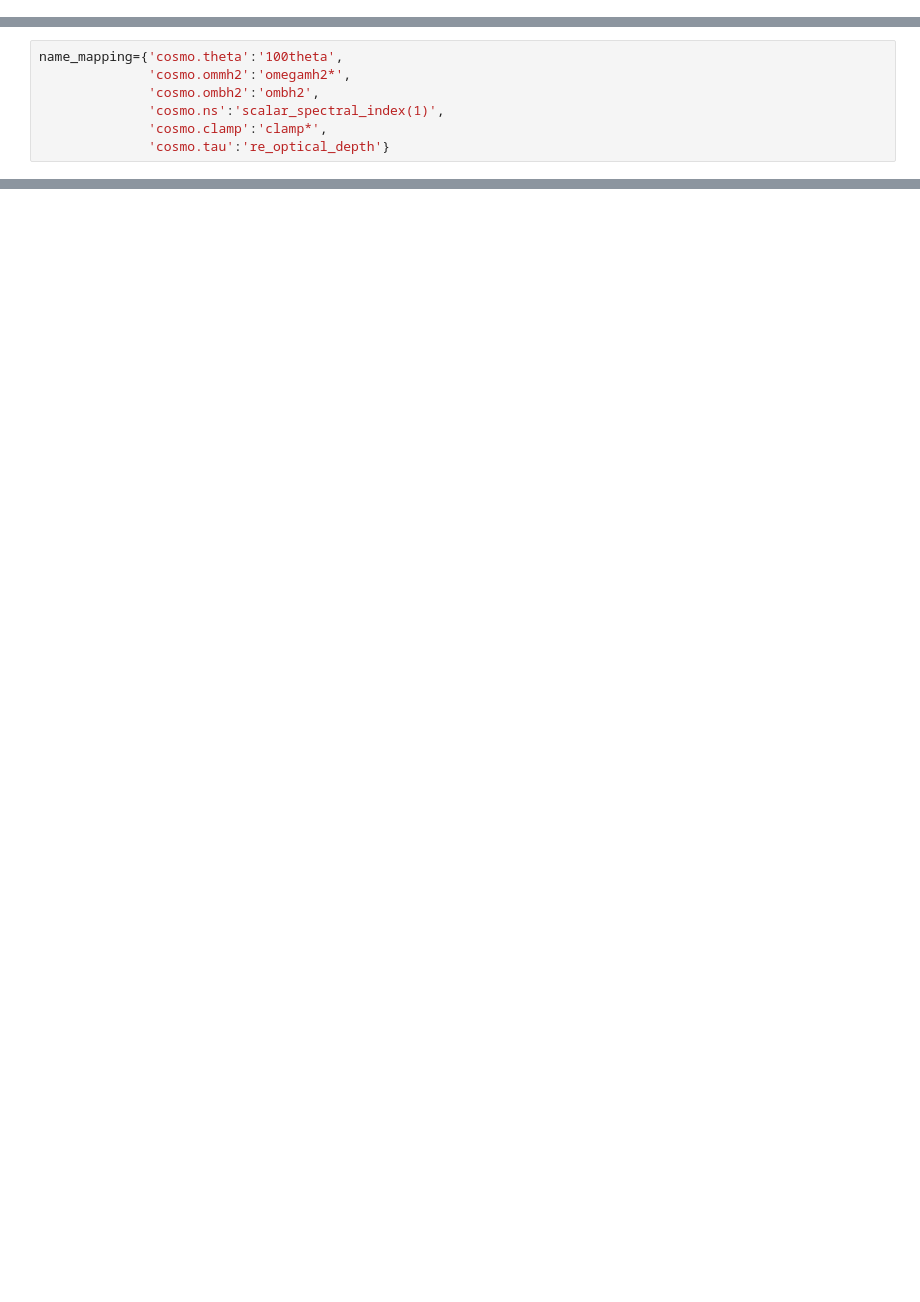
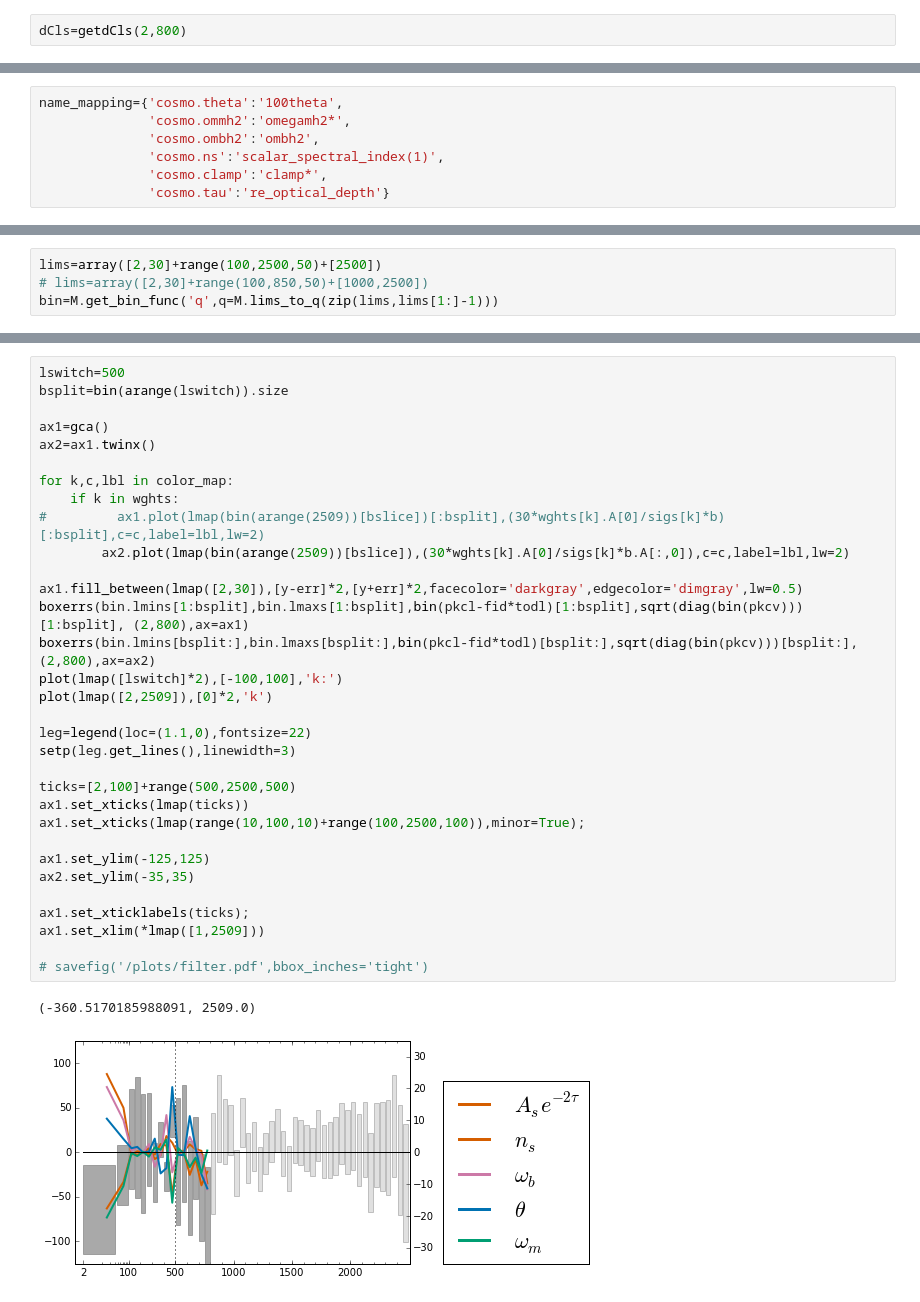
Before and after one commit to marius311/lsplitsims, a Jupyter notebook: lsplit_plots.ipynb, the cells around one changed output, grey strips where cells are left out. Drawn from its saved outputs; the diff is of its cells as text; blank space fills up the shorter version.

```diff
--- a/lsplit_plots.ipynb
+++ b/lsplit_plots.ipynb
@@ -194,0 +249,2 @@ NameError: global name 'cali' is not defined
+# %%
+dCls=getdCls(2,800)
@@ -336,0 +479,4 @@ for j in [0,1]:
+# %%
+lims=array([2,30]+range(100,2500,50)+[2500])
+# lims=array([2,30]+range(100,850,50)+[1000,2500])
+bin=M.get_bin_func('q',q=M.lims_to_q(zip(lims,lims[1:]-1)))
@@ -336,0 +532,35 @@ for j in [0,1]:
+# %%
+lswitch=500
+bsplit=bin(arange(lswitch)).size
+
+ax1=gca()
+ax2=ax1.twinx()
+
+for k,c,lbl in color_map:
+    if k in wghts:
+#         ax1.plot(lmap(bin(arange(2509))[bslice])[:bsplit],(30*wghts[k].A[0]/sigs[k]*b)[:bsplit],c=c,label=lbl,lw=2)
+        ax2.plot(lmap(bin(arange(2509))[bslice]),(30*wghts[k].A[0]/sigs[k]*b.A[:,0]),c=c,label=lbl,lw=2)
+
+ax1.fill_between(lmap([2,30]),[y-err]*2,[y+err]*2,facecolor='darkgray',edgecolor='dimgray',lw=0.5)
+boxerrs(bin.lmins[1:bsplit],bin.lmaxs[1:bsplit],bin(pkcl-fid*todl)[1:bsplit],sqrt(diag(bin(pkcv)))[1:bsplit], (2,800),ax=ax1)
+boxerrs(bin.lmins[bsplit:],bin.lmaxs[bsplit:],bin(pkcl-fid*todl)[bsplit:],sqrt(diag(bin(pkcv)))[bsplit:], (2,800),ax=ax2)
+plot(lmap([lswitch]*2),[-100,100],'k:')
+plot(lmap([2,2509]),[0]*2,'k')
+
+leg=legend(loc=(1.1,0),fontsize=22)
+setp(leg.get_lines(),linewidth=3)
+
+ticks=[2,100]+range(500,2500,500)
+ax1.set_xticks(lmap(ticks))
+ax1.set_xticks(lmap(range(10,100,10)+range(100,2500,100)),minor=True);
+
+ax1.set_ylim(-125,125)
+ax2.set_ylim(-35,35)
+
+ax1.set_xticklabels(ticks);
+ax1.set_xlim(*lmap([1,2509]))
+
+# savefig('/plots/filter.pdf',bbox_inches='tight')
+# %% [output]
+(-360.5170185988091, 2509.0)
+[figure, added]
```
Also changed, not shown: parts of 36 cells of this notebook, 4 other files.
